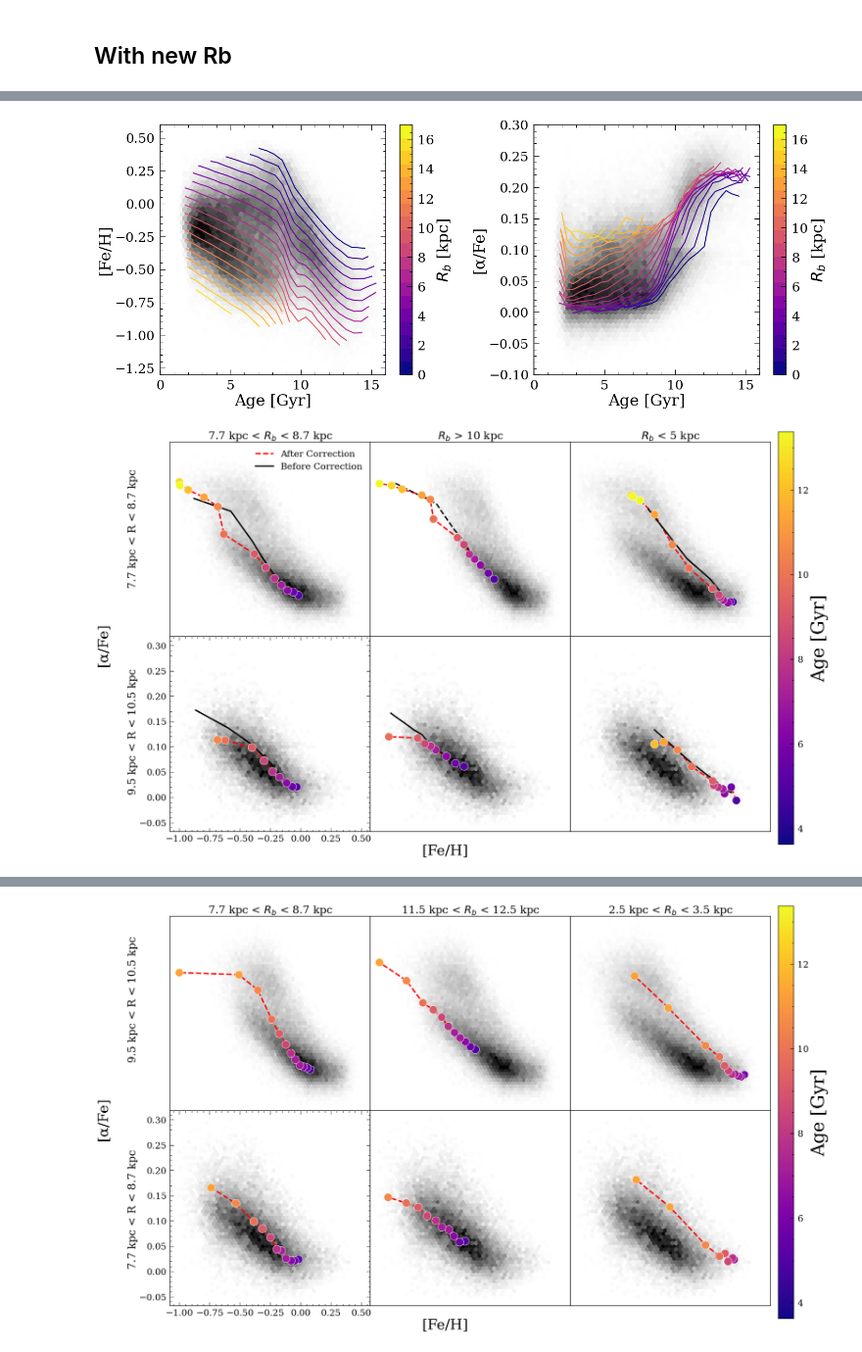
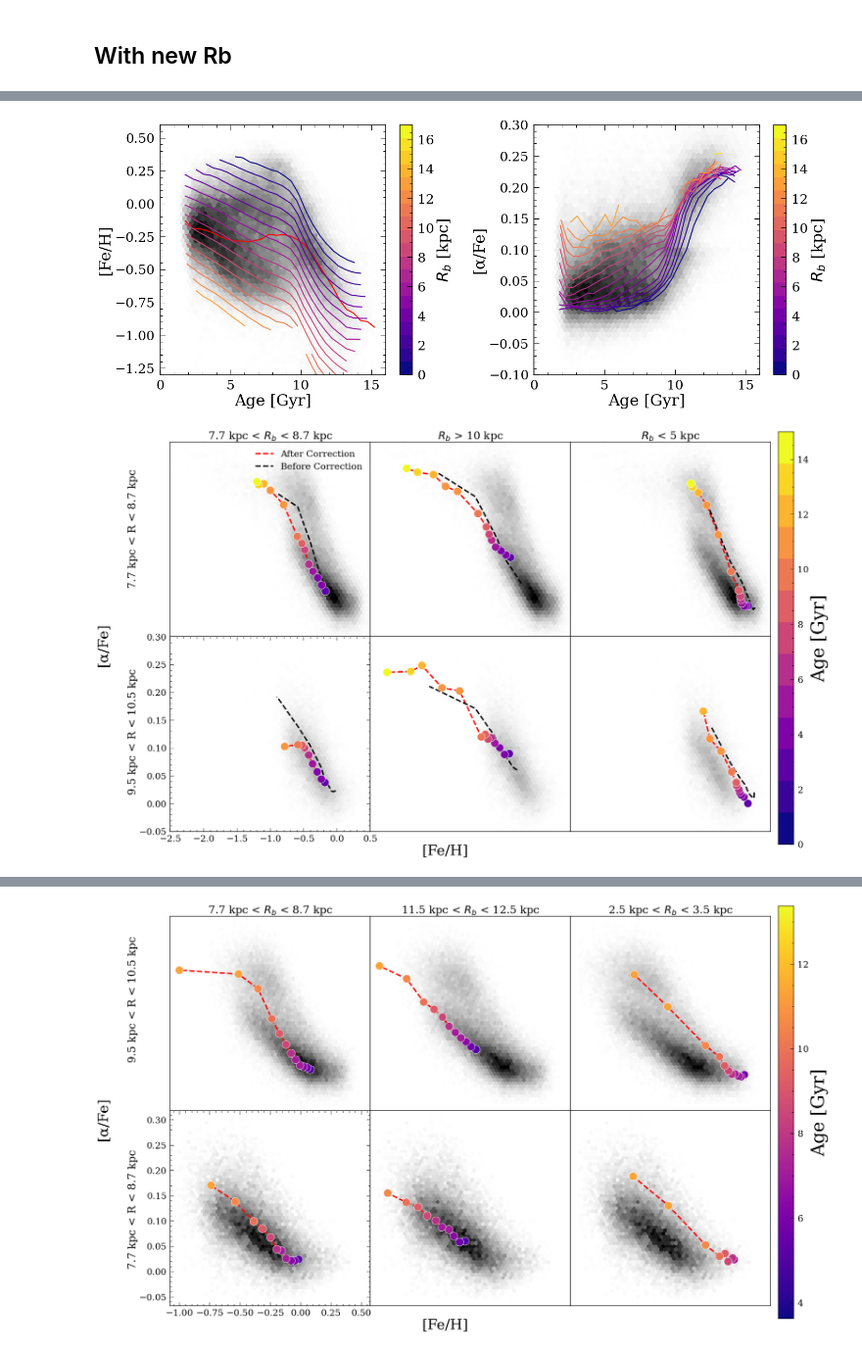
Before and after one commit to lyx12311/FeHScatter, a Jupyter notebook: Figures.ipynb, the cells around one changed output, grey strips where cells are left out. Shown at 98% size. Drawn from its saved outputs; the diff is of its cells as text; code cells hidden in the pictures.

```diff
--- a/Figures.ipynb
+++ b/Figures.ipynb
@@ -605,10 +656,10 @@ plt.subplot(1,2,1)
 plt.hexbin(sub_tryRb['AGE'], sub_tryRb['FEH'], cmap='binary',
           extent=(0,16,-1.3,0.6), gridsize=50, mincnt=1)
 
-"""sub_tryRb = sub_tryRb.sort_values(by='AGE')
+sub_tryRb = sub_tryRb.sort_values(by='AGE')
 age_rbnow, feh_rbnow = movingMed_time(sub_tryRb['AGE'], sub_tryRb['FEH'],
                                      1,0.5)
-plt.plot(age_rbnow, feh_rbnow, 'r-')"""
+plt.plot(age_rbnow, feh_rbnow, 'r-')
 
 for i in trange(len(Rbbin)-1):
     m = (sub_tryRb['Rb']>Rbbin[i])&(sub_tryRb['Rb']<Rbbin[i+1])
@@ -653,12 +704,13 @@ plt.tight_layout()
 plt.savefig('Figures/eps/afe_evol',bbox_inches='tight')
 plt.savefig('Figures/afe_evol.png',bbox_inches='tight')
 # %% [output]
-[figure, old version]
+[figure, new version]
 # %%
-agebin = np.linspace(2,17,16)
+agebin = np.linspace(2,15,14)
 meanfeh = np.zeros(len(agebin)-1)
 meanafe = np.zeros(len(agebin)-1)
 
+allext = [-2.5,0.5,-0.05,0.3]
 
 fig, axarr = plt.subplots(2,3,gridspec_kw={'hspace': 0, 'wspace': 0},
                           figsize=(30,20))
@@ -669,7 +721,8 @@ sub_tryRb_sn = sub_tryRb.loc[abs(sub_tryRb['R']-8.2)<0.5].reset_index(drop=True)
 sub_tryRb_sn_old = sub_rbir.loc[abs(sub_rbir['R']-8.2)<0.5].reset_index(drop=True)
 
 axarr[0,0].hexbin(sub_tryRb_sn['FEH'], sub_tryRb_sn['ALPHA_FE'], cmap='binary',
-          extent=(-1,0.5,-0.05,0.3), gridsize=50, mincnt=1)
+          extent=(allext[0], allext[1], allext[2], allext[3]), gridsize=50,
+                  mincnt=1, vmin=1, vmax=500)
 for i in range(len(agebin)-1):
     m = (sub_tryRb_sn['AGE']>agebin[i])&(sub_tryRb_sn['AGE']<agebin[i+1])
     m = m&(abs(sub_tryRb_sn['Rb']-8.2)<0.5)
@@ -695,7 +748,7 @@ for i in range(len(agebin)-1):
     else:
         meanfeh[i] = np.median(pd.Series(sub_tryRb_sn_old['FEH'].values[m]).dropna())
         meanafe[i] = np.median(pd.Series(sub_tryRb_sn_old['ALPHA_FE'].values[m]).dropna())
-axarr[0,0].plot(meanfeh, meanafe, 'k-', linewidth=4, label='Before Correction')
+axarr[0,0].plot(meanfeh, meanafe, 'k--', linewidth=4, label='Before Correction')
 axarr[0,0].legend()
 
 
@@ -703,7 +756,8 @@ axarr[0,0].legend()
 
 
 axarr[0,1].hexbin(sub_tryRb_sn['FEH'], sub_tryRb_sn['ALPHA_FE'], cmap='binary',
-          extent=(-1,0.5,-0.05,0.3), gridsize=50, mincnt=1)
+          extent=(allext[0], allext[1], allext[2], allext[3]), gridsize=50,
+                  mincnt=1, vmin=1, vmax=500)
 for i in range(len(agebin)-1):
     m = (sub_tryRb_sn['AGE']>agebin[i])&(sub_tryRb_sn['AGE']<agebin[i+1])
     m = m&(abs(sub_tryRb_sn['Rb'])>10)
@@ -731,7 +785,8 @@ axarr[0,1].plot(meanfeh, meanafe, 'k--', linewidth=4, label='Before Correction')
 
 
 axarr[0,2].hexbin(sub_tryRb_sn['FEH'], sub_tryRb_sn['ALPHA_FE'], cmap='binary',
-          extent=(-1,0.5,-0.05,0.3), gridsize=50, mincnt=1)
+          extent=(allext[0], allext[1], allext[2], allext[3]), gridsize=50,
+                  mincnt=1, vmin=1, vmax=500)
 for i in range(len(agebin)-1):
     m = (sub_tryRb_sn['AGE']>agebin[i])&(sub_tryRb_sn['AGE']<agebin[i+1])
     m = m&(abs(sub_tryRb_sn['Rb'])<5)
@@ -755,7 +810,7 @@ for i in range(len(agebin)-1):
     else:
         meanfeh[i] = np.median(pd.Series(sub_tryRb_sn_old['FEH'].values[m]).dropna())
         meanafe[i] = np.median(pd.Series(sub_tryRb_sn_old['ALPHA_FE'].values[m]).dropna())
-axarr[0,2].plot(meanfeh, meanafe, 'k-', linewidth=4, label='Before Correction')
+axarr[0,2].plot(meanfeh, meanafe, 'k--', linewidth=4, label='Before Correction')
 
 
 
@@ -769,7 +824,8 @@ sub_tryRb_sn_old = sub_rbir.loc[abs(sub_rbir['R']-10)<0.5].reset_index(drop=True
 
 
 axarr[1,0].hexbin(sub_tryRb_sn['FEH'], sub_tryRb_sn['ALPHA_FE'], cmap='binary',
-          extent=(-1,0.5,-0.05,0.3), gridsize=50, mincnt=1)
+          extent=(allext[0], allext[1], allext[2], allext[3]), gridsize=50,
+                  mincnt=1, vmin=1, vmax=500)
 for i in range(len(agebin)-1):
     m = (sub_tryRb_sn['AGE']>agebin[i])&(sub_tryRb_sn['AGE']<agebin[i+1])
     m = m&(abs(sub_tryRb_sn['Rb']-8.2)<0.5)
@@ -780,7 +836,7 @@ for i in range(len(agebin)-1):
         meanfeh[i] = np.median(pd.Series(sub_tryRb_sn['FEH'].values[m]).dropna())
         meanafe[i] = np.median(pd.Series(sub_tryRb_sn['ALPHA_FE'].values[m]).dropna())
 axarr[1,0].plot(meanfeh, meanafe, 'r--', linewidth=4)
-axarr[1,0].scatter(meanfeh, meanafe, c = (agebin[1:]+agebin[:-1])/2,
+im = axarr[1,0].scatter(meanfeh, meanafe, c = (agebin[1:]+agebin[:-1])/2,
            vmin=0, vmax=15, cmap=plt.get_cmap('plasma', len(meanfeh)),
            s=500, edgecolor='w', zorder=10)
 for i in range(len(agebin)-1):
@@ -792,13 +848,14 @@ for i in range(len(agebin)-1):
     else:
         meanfeh[i] = np.median(pd.Series(sub_tryRb_sn_old['FEH'].values[m]).dropna())
         meanafe[i] = np.median(pd.Series(sub_tryRb_sn_old['ALPHA_FE'].values[m]).dropna())
-axarr[1,0].plot(meanfeh, meanafe, 'k-', linewidth=4)
+axarr[1,0].plot(meanfeh, meanafe, 'k--', linewidth=4)
 
 
 
 
 axarr[1,1].hexbin(sub_tryRb_sn['FEH'], sub_tryRb_sn['ALPHA_FE'], cmap='binary',
-          extent=(-1,0.5,-0.05,0.3), gridsize=50, mincnt=1)
+          extent=(allext[0], allext[1], allext[2], allext[3]), gridsize=50,
+                  mincnt=1, vmin=1, vmax=500)
 for i in range(len(agebin)-1):
     m = (sub_tryRb_sn['AGE']>agebin[i])&(sub_tryRb_sn['AGE']<agebin[i+1])
     m = m&(abs(sub_tryRb_sn['Rb'])>10)
@@ -821,11 +878,12 @@ for i in range(len(agebin)-1):
     else:
         meanfeh[i] = np.median(pd.Series(sub_tryRb_sn_old['FEH'].values[m]).dropna())
         meanafe[i] = np.median(pd.Series(sub_tryRb_sn_old['ALPHA_FE'].values[m]).dropna())
-axarr[1,1].plot(meanfeh, meanafe, 'k-', linewidth=4)
+axarr[1,1].plot(meanfeh, meanafe, 'k--', linewidth=4)
 
 
 axarr[1,2].hexbin(sub_tryRb_sn['FEH'], sub_tryRb_sn['ALPHA_FE'], cmap='binary',
-          extent=(-1,0.5,-0.05,0.3), gridsize=50, mincnt=1)
+          extent=(allext[0], allext[1], allext[2], allext[3]), gridsize=50,
+                  mincnt=1, vmin=1, vmax=500)
 for i in range(len(agebin)-1):
     m = (sub_tryRb_sn['AGE']>agebin[i])&(sub_tryRb_sn['AGE']<agebin[i+1])
     m = m&(abs(sub_tryRb_sn['Rb'])<5)
@@ -848,37 +906,51 @@ for i in range(len(agebin)-1):
     else:
         meanfeh[i] = np.median(pd.Series(sub_tryRb_sn_old['FEH'].values[m]).dropna())
         meanafe[i] = np.median(pd.Series(sub_tryRb_sn_old['ALPHA_FE'].values[m]).dropna())
-axarr[1,2].plot(meanfeh, meanafe, 'k-', linewidth=4)
+axarr[1,2].plot(meanfeh, meanafe, 'k--', linewidth=4)
 
 
 axarr[0,0].set_xticks([])
 axarr[0,1].set_xticks([])
 axarr[0,2].set_xticks([])
 axarr[1,1].set_xticks([])
 axarr[1,2].set_xticks([])
 
 axarr[0,0].set_yticks([])
 axarr[0,1].set_yticks([])
 axarr[0,2].set_yticks([])
 axarr[1,1].set_yticks([])
 axarr[1,2].set_yticks([])
 
 
+axarr[0,0].set_xlim([allext[0], allext[1]])
+axarr[0,1].set_xlim([allext[0], allext[1]])
+axarr[0,2].set_xlim([allext[0], allext[1]])
+axarr[1,0].set_xlim([allext[0], allext[1]])
+axarr[1,1].set_xlim([allext[0], allext[1]])
+axarr[1,2].set_xlim([allext[0], allext[1]])
+
+axarr[0,0].set_ylim([allext[2], allext[3]])
+axarr[0,1].set_ylim([allext[2], allext[3]])
+axarr[0,2].set_ylim([allext[2], allext[3]])
+axarr[1,0].set_ylim([allext[2], allext[3]])
+axarr[1,1].set_ylim([allext[2], allext[3]])
+axarr[1,2].set_ylim([allext[2], allext[3]])
+
 fig.text(0.45, 0.08, '[Fe/H]', fontsize=40)
 fig.text(0.03, 0.45, '[α/Fe]', fontsize=40, rotation='vertical')
 
 fig.text(0.07, 0.2, '9.5 kpc < R < 10.5 kpc', fontsize=30, rotation='vertical')
 fig.text(0.07, 0.6, '7.7 kpc < R < 8.7 kpc', fontsize=30, rotation='vertical')
 
 
 cb_ax = fig.add_axes([0.91, 0.1, 0.02, 0.8])
 cbar = fig.colorbar(im, cax=cb_ax,orientation = 'vertical')
 car = cbar.set_label('Age [Gyr]',fontsize = 50,labelpad = 5)
 
 plt.savefig('Figures/eps/timeevol',bbox_inches='tight')
 plt.savefig('Figures/timeevol.png',bbox_inches='tight')
 # %% [output]
-[figure, old version]
+[figure, new version]
 # %%
 def drawArrow(A, B, colors):
     plt.arrow(A[0], A[1], B[0] - A[0], B[1] - A[1],
```
Also changed, not shown: parts of 11 cells of this notebook, 27 other files.
